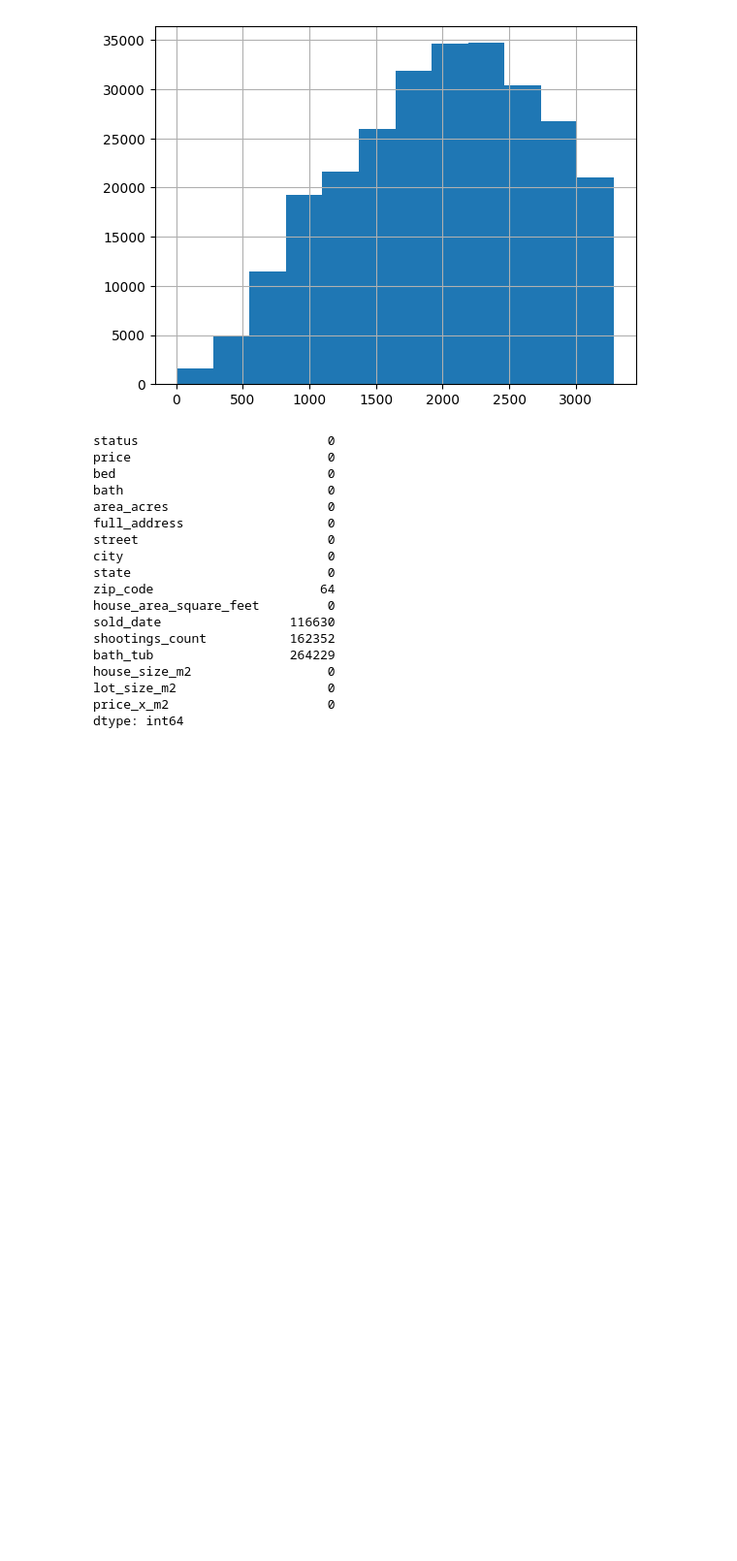
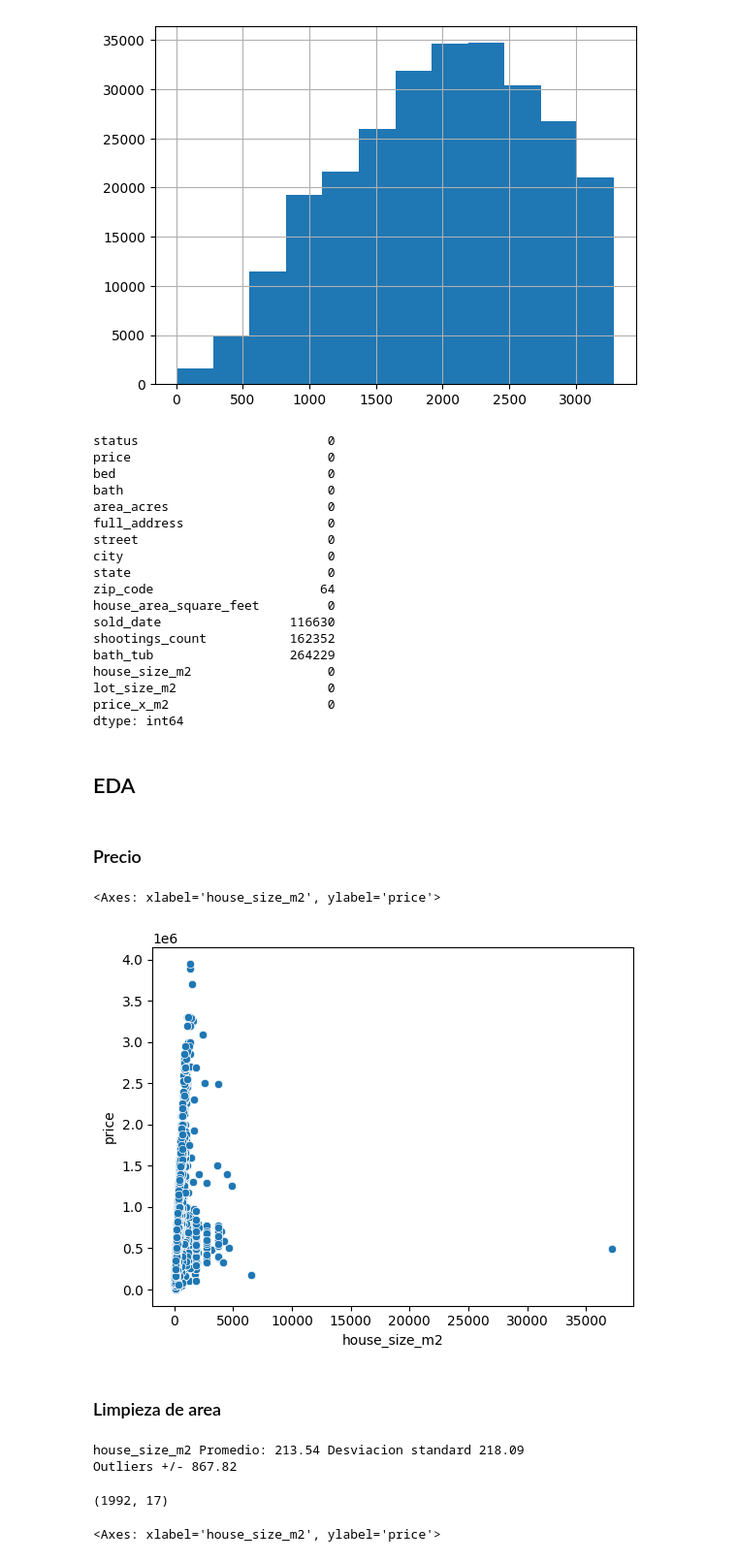
Before and after one commit to pythonpanama/pylearn-data-101, a Jupyter notebook: notebooks/PyLearn Data Course.ipynb, the cells around one changed output. Shown: that part at 97% size. Saved outputs shown, nothing was run; the diff lists cells and outputs as text; code cells hidden in the pictures; blank space fills up the shorter version.

Commit message:
Limpieza de area

```diff
--- a/notebooks/PyLearn Data Course.ipynb
+++ b/notebooks/PyLearn Data Course.ipynb
@@ -441,3 +441,27 @@ house_size_m2                  0
 lot_size_m2                    0
 price_x_m2                     0
 dtype: int64
+# %% [markdown]
+## EDA
+# %% [markdown]
+### Precio
+# %%
+sns.scatterplot(data=df, x="house_size_m2", y="price")
+# %% [output]
+<Axes: xlabel='house_size_m2', ylabel='price'>
+[figure, added]
+# %% [markdown]
+### Limpieza de area
+# %%
+o = calculate_outliers(df, 'house_size_m2')
+
+print(f'Outliers +/- {o:,.2f}')
+# %% [output]
+house_size_m2 Promedio: 213.54 Desviacion standard 218.09
+Outliers +/- 867.82
+# %%
+area_extreme = df.loc[df['house_size_m2'] >= o]
+
+print(area_extreme.shape)
+# %% [output]
+(1992, 17)
@@ -443,0 +470,4 @@ dtype: int64
+# %%
+sns.scatterplot(data=df, x="house_size_m2", y="price", hue='state')
+# %% [output]
+<Axes: xlabel='house_size_m2', ylabel='price'>
```
Also changed, not shown: parts of 1 cell of this notebook.
